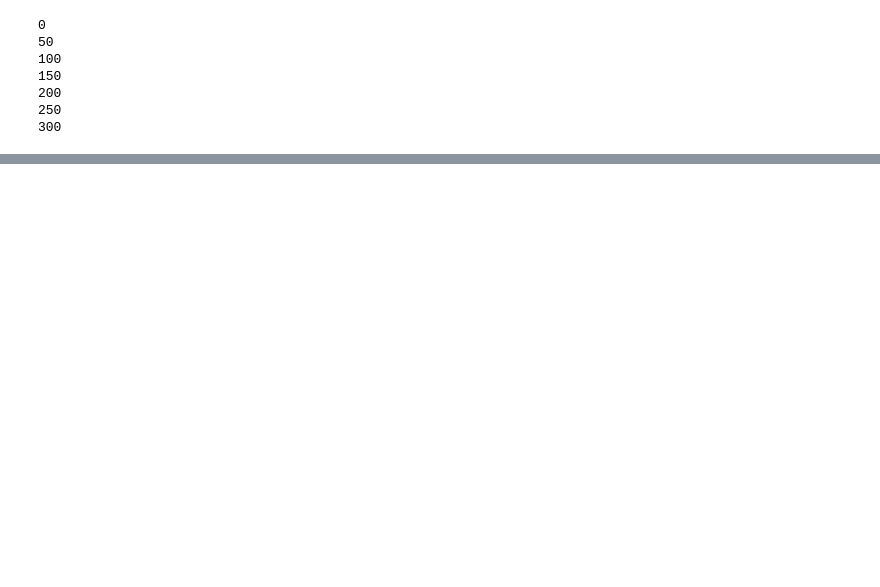
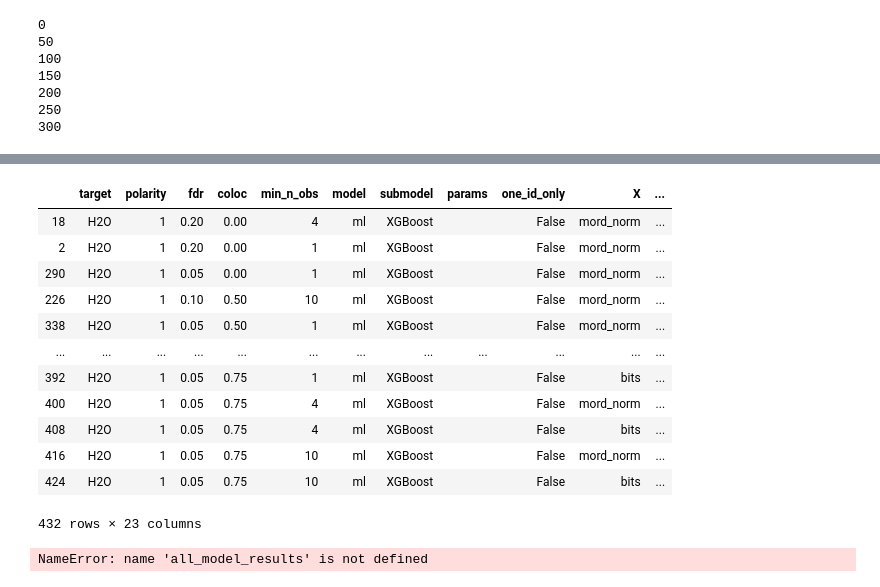
Before and after one commit to DinosaurInSpace/neutral_loss, a Jupyter notebook: nl_0_3_clean_join_nb.ipynb, the cells around one changed output, grey strips where cells are left out. Saved outputs shown, nothing was run; the diff lists cells and outputs as text; code cells hidden in the pictures; blank space fills up the shorter version.

```diff
--- a/nl_0_3_clean_join_nb.ipynb
+++ b/nl_0_3_clean_join_nb.ipynb
@@ -276,2 +522,16 @@ model_results.round(3)
 # %%
-model_results.sort_values(by=['rmse_test_w']).round(3)
+model_results.sort_values(by=['r2_test_w'], ascending=False).round(3)
+# %% [output]
+|  | target | polarity | fdr | coloc | min_n_obs | model | submodel | params | one_id_only | X | ... |
+| 18 | H2O | 1 | 0.20 | 0.00 | 4 | ml | XGBoost |  | False | mord_norm | ... |
+| 2 | H2O | 1 | 0.20 | 0.00 | 1 | ml | XGBoost |  | False | mord_norm | ... |
+| 290 | H2O | 1 | 0.05 | 0.00 | 1 | ml | XGBoost |  | False | mord_norm | ... |
+| 226 | H2O | 1 | 0.10 | 0.50 | 10 | ml | XGBoost |  | False | mord_norm | ... |
+| 338 | H2O | 1 | 0.05 | 0.50 | 1 | ml | XGBoost |  | False | mord_norm | ... |
+| ... | ... | ... | ... | ... | ... | ... | ... | ... | ... | ... | ... |
+| 392 | H2O | 1 | 0.05 | 0.75 | 1 | ml | XGBoost |  | False | bits | ... |
+| 400 | H2O | 1 | 0.05 | 0.75 | 4 | ml | XGBoost |  | False | mord_norm | ... |
+| 408 | H2O | 1 | 0.05 | 0.75 | 4 | ml | XGBoost |  | False | bits | ... |
+| 416 | H2O | 1 | 0.05 | 0.75 | 10 | ml | XGBoost |  | False | mord_norm | ... |
+| 424 | H2O | 1 | 0.05 | 0.75 | 10 | ml | XGBoost |  | False | bits | ... |
+432 rows × 23 columns
@@ -278,9 +540,11 @@ model_results.sort_values(by=['rmse_test_w']).round(3)
 # %%
 # Regression results:
-all_model_results = pd.read_pickle('all_model_results.pickle')
-all_model_results = pd.concat([all_model_results, model_results])
+#all_model_results = pd.read_pickle('all_model_results.pickle')
+#all_model_results = pd.concat([all_model_results, model_results])
 all_model_results.to_pickle('all_model_results.pickle')
 all_model_results.round(3)
+# %% [output]
+NameError: name 'all_model_results' is not defined
 # %%
 all_model_results.sort_values(by=['rmse_test']).round(3)
 # %%
```
Also changed, not shown: parts of 21 cells of this notebook, 5 other files.
